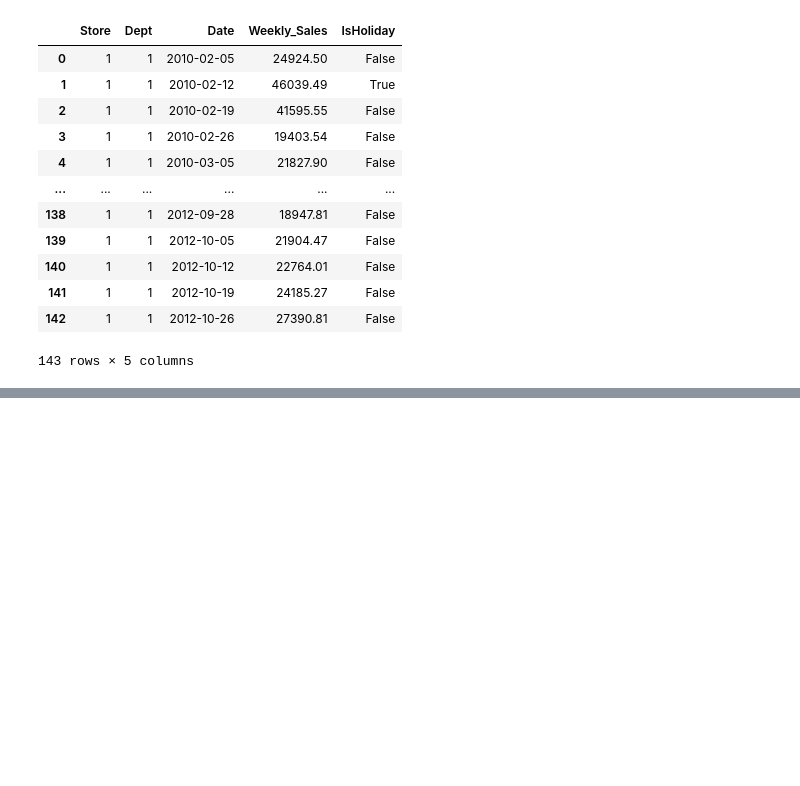
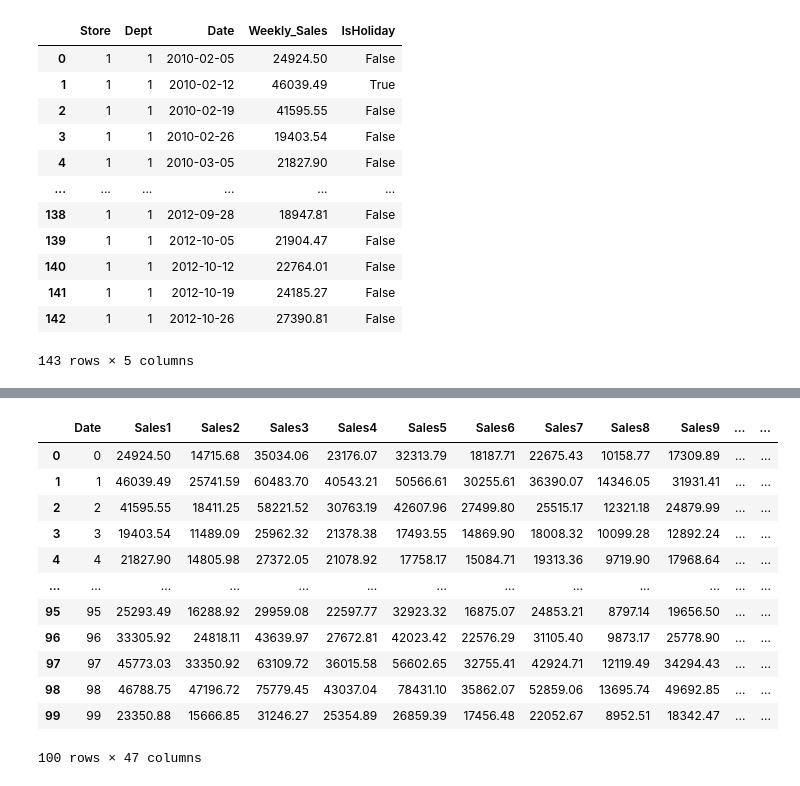
Before and after one commit to azhgh22/Walmart-Recruiting-Store-Sales-Forecasting, a Jupyter notebook: notebooks/statistical.ipynb, the cells around one changed output, grey strips where cells are left out. Saved outputs shown, nothing was run; the diff lists cells and outputs as text; code cells hidden in the pictures; blank space fills up the shorter version.

```diff
--- a/notebooks/statistical.ipynb
+++ b/notebooks/statistical.ipynb
@@ -136 +189,17 @@ dept1 = DeptKeeper(train,TRAIN_SIZE,1)
+# %%
+merged
+# %% [output]
+|  | Date | Sales1 | Sales2 | Sales3 | Sales4 | Sales5 | Sales6 | Sales7 | Sales8 | Sales9 | ... | ... |
+| 0 | 0 | 24924.50 | 14715.68 | 35034.06 | 23176.07 | 32313.79 | 18187.71 | 22675.43 | 10158.77 | 17309.89 | ... | ... |
+| 1 | 1 | 46039.49 | 25741.59 | 60483.70 | 40543.21 | 50566.61 | 30255.61 | 36390.07 | 14346.05 | 31931.41 | ... | ... |
+| 2 | 2 | 41595.55 | 18411.25 | 58221.52 | 30763.19 | 42607.96 | 27499.80 | 25515.17 | 12321.18 | 24879.99 | ... | ... |
+| 3 | 3 | 19403.54 | 11489.09 | 25962.32 | 21378.38 | 17493.55 | 14869.90 | 18008.32 | 10099.28 | 12892.24 | ... | ... |
+| 4 | 4 | 21827.90 | 14805.98 | 27372.05 | 21078.92 | 17758.17 | 15084.71 | 19313.36 | 9719.90 | 17968.64 | ... | ... |
+| ... | ... | ... | ... | ... | ... | ... | ... | ... | ... | ... | ... | ... |
+| 95 | 95 | 25293.49 | 16288.92 | 29959.08 | 22597.77 | 32923.32 | 16875.07 | 24853.21 | 8797.14 | 19656.50 | ... | ... |
+| 96 | 96 | 33305.92 | 24818.11 | 43639.97 | 27672.81 | 42023.42 | 22576.29 | 31105.40 | 9873.17 | 25778.90 | ... | ... |
+| 97 | 97 | 45773.03 | 33350.92 | 63109.72 | 36015.58 | 56602.65 | 32755.41 | 42924.71 | 12119.49 | 34294.43 | ... | ... |
+| 98 | 98 | 46788.75 | 47196.72 | 75779.45 | 43037.04 | 78431.10 | 35862.07 | 52859.06 | 13695.74 | 49692.85 | ... | ... |
+| 99 | 99 | 23350.88 | 15666.85 | 31246.27 | 25354.89 | 26859.39 | 17456.48 | 22052.67 | 8952.51 | 18342.47 | ... | ... |
+100 rows × 47 columns
 # %%
```
Also changed, not shown: parts of 7 cells of this notebook.
